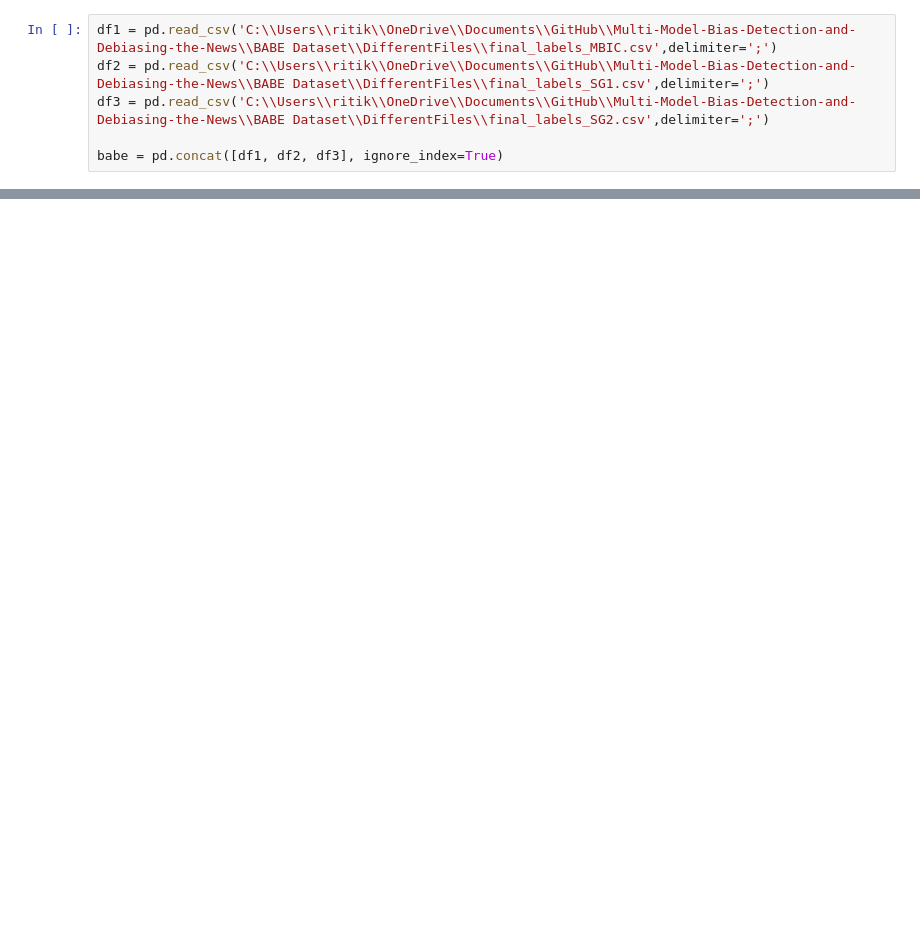
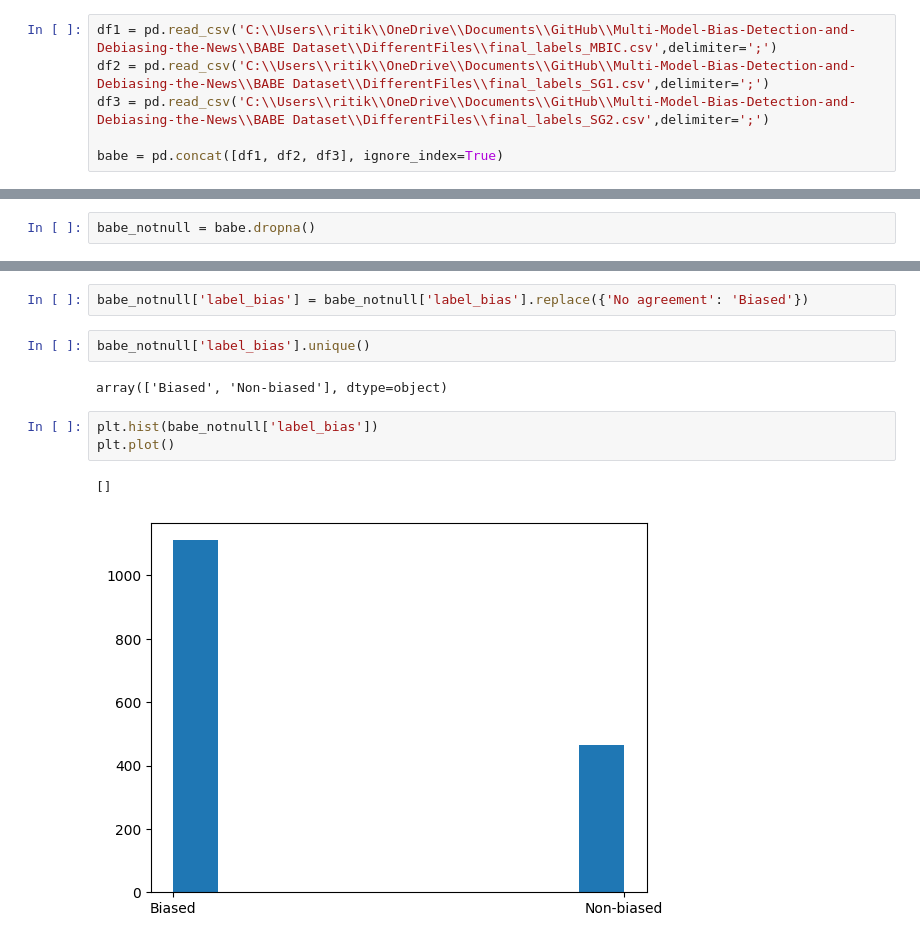
Before and after one commit to Foxtrot123-png/Multi-Model-Bias-Detection-and-Debiasing-the-News, a Jupyter notebook: EDA/Babe_Dataset.IPYNB, the cells around one changed output, grey strips where cells are left out. Cells and saved outputs as stored; diff of their text form; blank space fills up the shorter version.

```diff
--- a/EDA/Babe_Dataset.IPYNB
+++ b/EDA/Babe_Dataset.IPYNB
@@ -22,0 +59,2 @@ array(['center', 'left', 'right', nan], dtype=object)
+# %%
+babe_notnull = babe.dropna()
@@ -22,0 +96,12 @@ array(['center', 'left', 'right', nan], dtype=object)
+# %%
+babe_notnull['label_bias'] = babe_notnull['label_bias'].replace({'No agreement': 'Biased'})
+# %%
+babe_notnull['label_bias'].unique()
+# %% [output]
+array(['Biased', 'Non-biased'], dtype=object)
+# %%
+plt.hist(babe_notnull['label_bias'])
+plt.plot()
+# %% [output]
+[]
+[figure, added]
```
Also changed, not shown: parts of 22 cells of this notebook.
